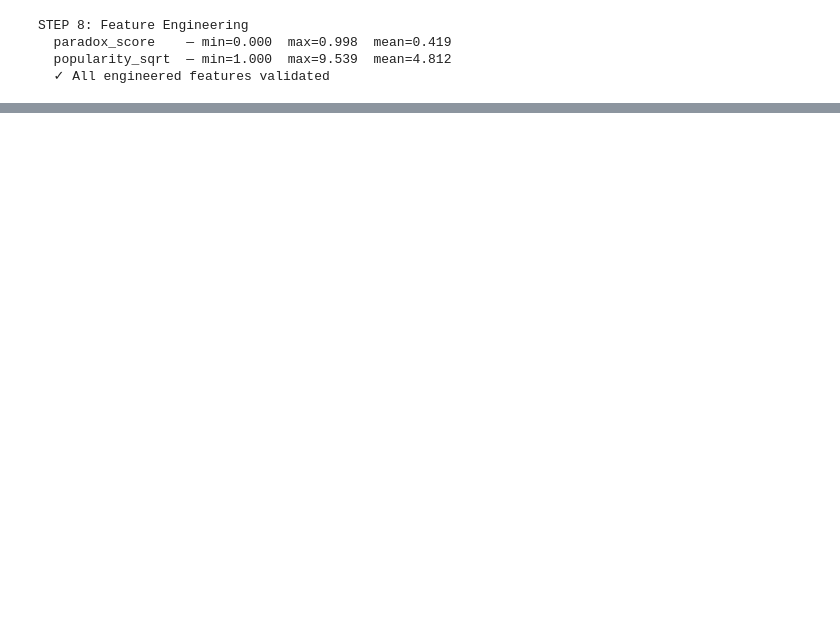
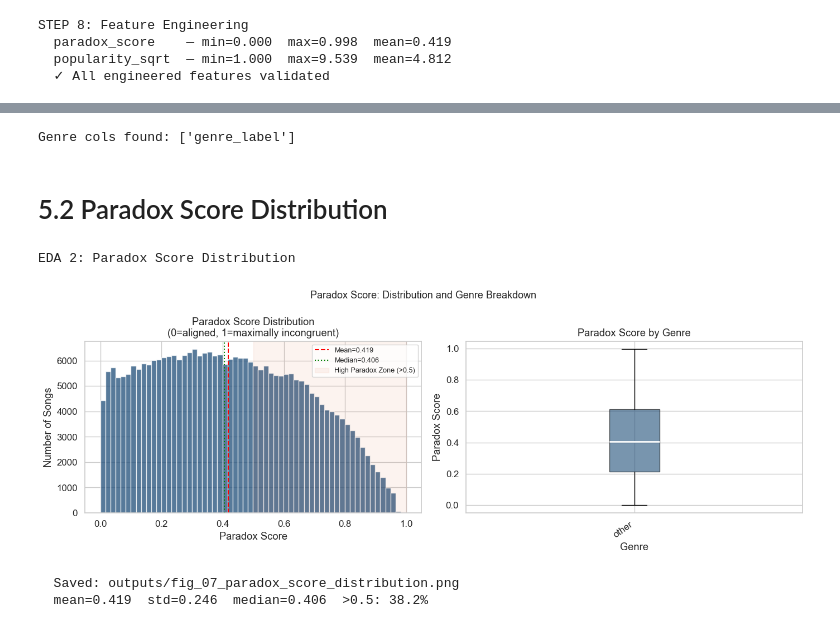
Before and after one commit to sjylee/CIS2450-FINAL-PROJECT, a Jupyter notebook: final-notebook.ipynb, the cells around one changed output, grey strips where cells are left out. Saved outputs shown, nothing was run; the diff lists cells and outputs as text; code cells hidden in the pictures; blank space fills up the shorter version.

```diff
--- a/final-notebook.ipynb
+++ b/final-notebook.ipynb
@@ -712,0 +857,4 @@ Error:
+# %%
+print(f"\n  Final columns ({df.shape[1]}):")
+for col in df.columns:
+    print(f"    {col}")
@@ -712,0 +1029,63 @@ Error:
+# %%
+# Redefine after loading joined_data_clean.csv
+GENRE_COLS = [c for c in df.columns if c.startswith("genre_")]
+print(f"Genre cols found: {GENRE_COLS}")
+# %% [output]
+Genre cols found: ['genre_label']
+# %% [markdown]
+# 5.2 Paradox Score Distribution
+# %%
+# EDA 2: PARADOX SCORE DISTRIBUTION
+# =============================================================================
+print("\nEDA 2: Paradox Score Distribution")
+
+fig, axes = plt.subplots(1, 2, figsize=(14, 5))
+
+# Histogram
+axes[0].hist(df["paradox_score"], bins=60, color=ACCENT,
+             alpha=0.75, edgecolor="white")
+axes[0].axvline(df["paradox_score"].mean(), color="red",
+                linestyle="--",
+                label=f"Mean={df['paradox_score'].mean():.3f}")
+axes[0].axvline(df["paradox_score"].median(), color="green",
+                linestyle=":",
+                label=f"Median={df['paradox_score'].median():.3f}")
+axes[0].axvspan(0.5, 1.0, alpha=0.07, color=ORANGE,
+                label="High Paradox Zone (>0.5)")
+axes[0].set(title="Paradox Score Distribution\n"
+                  "(0=aligned, 1=maximally incongruent)",
+            xlabel="Paradox Score", ylabel="Number of Songs")
+axes[0].legend(fontsize=9)
+
+# Paradox score by genre (reconstruct genre label from dummies)
+df["genre_label"] = "other"
+for col in GENRE_COLS[:-1]:   # skip genre_other
+    genre_name = col.replace("genre_", "")
+    df.loc[df[col] == 1, "genre_label"] = genre_name
+
+genre_order = (df.groupby("genre_label")["paradox_score"]
+               .median().sort_values(ascending=False).index)
+genre_data  = [df[df["genre_label"] == g]["paradox_score"].values
+               for g in genre_order]
+bp = axes[1].boxplot(genre_data, labels=genre_order,
+                     patch_artist=True,
+                     medianprops=dict(color="white", linewidth=2))
+for patch in bp["boxes"]:
+    patch.set(facecolor=ACCENT, alpha=0.6)
+axes[1].set(title="Paradox Score by Genre",
+            xlabel="Genre", ylabel="Paradox Score")
+plt.setp(axes[1].xaxis.get_majorticklabels(), rotation=35, ha="right")
+
+plt.suptitle("Paradox Score: Distribution and Genre Breakdown", fontsize=13)
+save_fig("fig_07_paradox_score_distribution.png")
+
+high_pct = (df["paradox_score"] > 0.5).mean() * 100
+print(f"  mean={df['paradox_score'].mean():.3f}  "
+      f"std={df['paradox_score'].std():.3f}  "
+      f"median={df['paradox_score'].median():.3f}  "
+      f">0.5: {high_pct:.1f}%")
+# %% [output]
+EDA 2: Paradox Score Distribution
+[figure, added]
+  Saved: outputs/fig_07_paradox_score_distribution.png
+  mean=0.419  std=0.246  median=0.406  >0.5: 38.2%
```
Also changed, not shown: parts of 105 cells of this notebook, 1 other file.
